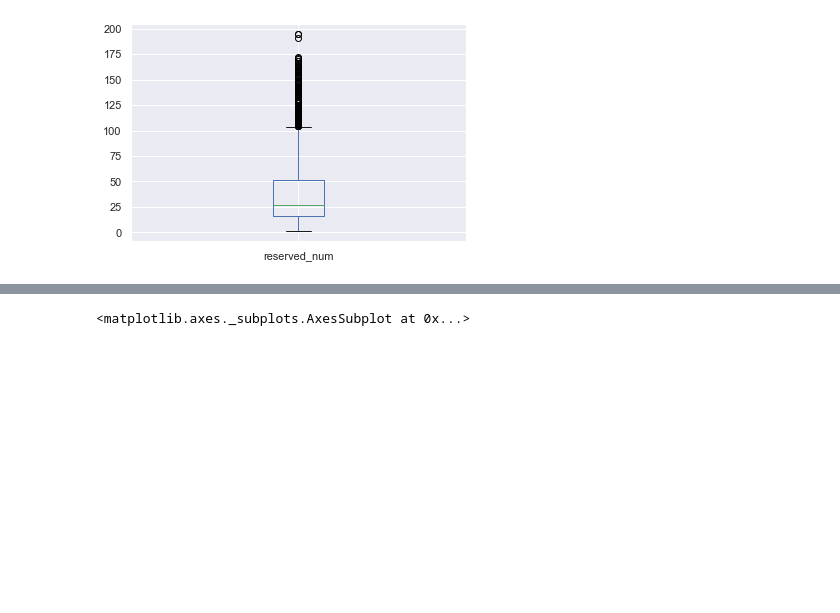
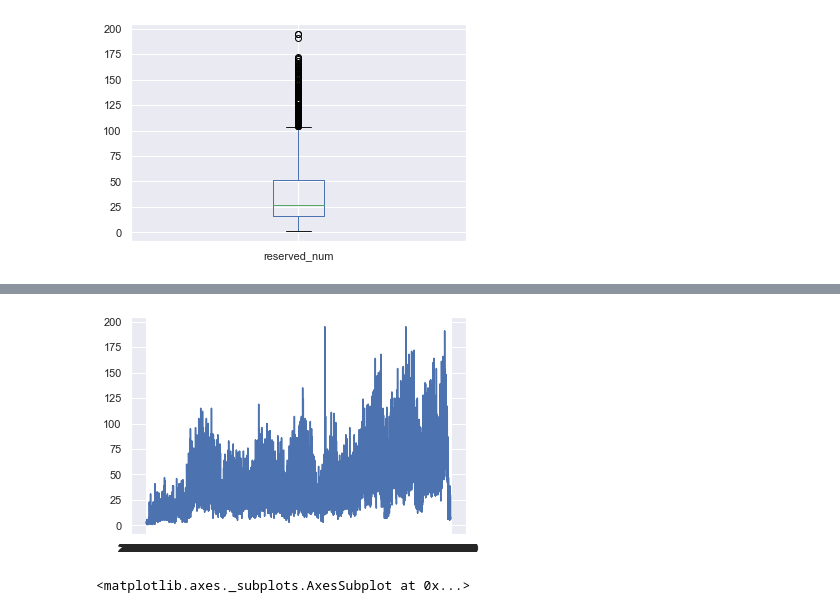
Before and after one commit to vynnee/Lecture_DataMining, a Jupyter notebook: project.ipynb, the cells around one changed output, grey strips where cells are left out. Drawn from its saved outputs; the diff is of its cells as text; code cells hidden in the pictures; blank space fills up the shorter version.

```diff
--- a/project.ipynb
+++ b/project.ipynb
@@ -495,3 +543,8 @@ new_merged.plot(kind='box', y='reserved_num')
+# %%
+plt.plot(new_merged.date, new_merged.reserved_num, color = 'b')
+plt.show()
+# %% [output]
+[figure, added]
 # %%
 new_merged.plot(kind='box', y='avg_temp')
 # %% [output]
```
Also changed, not shown: parts of 16 cells of this notebook.
